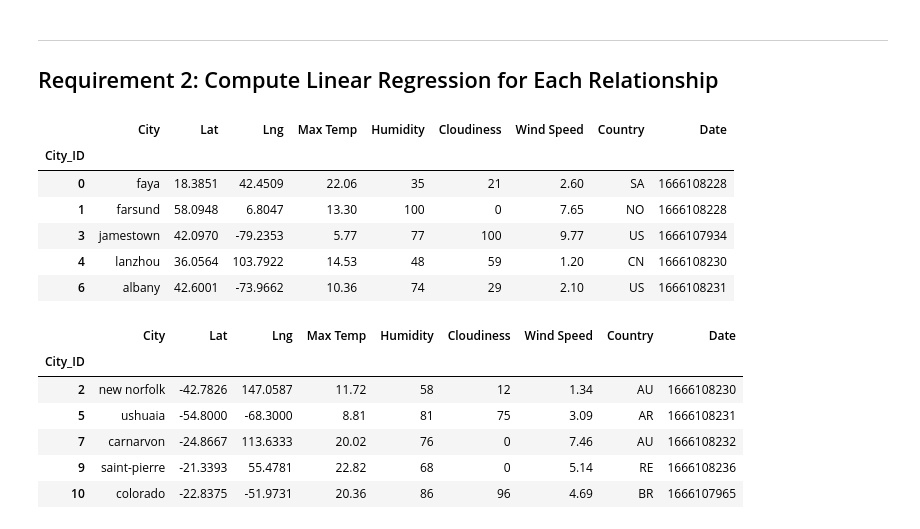
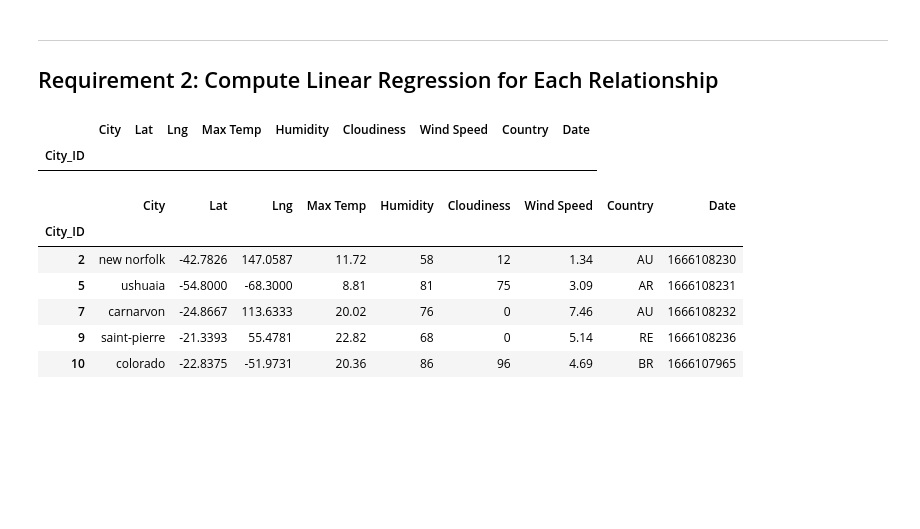
Before and after one commit to kgndirangu/python-api-challenge, a Jupyter notebook: WeatherPy/WeatherPy_KN.ipynb, the cells around one changed output. Cells and saved outputs as stored; diff of their text form; code cells hidden in the pictures; blank space fills up the shorter version.

```diff
--- a/WeatherPy/WeatherPy_KN.ipynb
+++ b/WeatherPy/WeatherPy_KN.ipynb
@@ -283,18 +283,13 @@ plt.show()
 # YOUR CODE HERE
 # %%
 # Create a DataFrame with the Northern Hemisphere data (Latitude >= 0)
-# YOUR CODE HERE
 
+northern_hemi_df = city_data_df.loc[city_data_df["Lat"] == ">=0"]
 # Display sample data
 northern_hemi_df.head()
 # %% [output]
 |  | City | Lat | Lng | Max Temp | Humidity | Cloudiness | Wind Speed | Country | Date |
 | City_ID |  |  |  |  |  |  |  |  |  |
-| 0 | faya | 18.3851 | 42.4509 | 22.06 | 35 | 21 | 2.60 | SA | 1666108228 |
-| 1 | farsund | 58.0948 | 6.8047 | 13.30 | 100 | 0 | 7.65 | NO | 1666108228 |
-| 3 | jamestown | 42.0970 | -79.2353 | 5.77 | 77 | 100 | 9.77 | US | 1666107934 |
-| 4 | lanzhou | 36.0564 | 103.7922 | 14.53 | 48 | 59 | 1.20 | CN | 1666108230 |
-| 6 | albany | 42.6001 | -73.9662 | 10.36 | 74 | 29 | 2.10 | US | 1666108231 |
 # %%
 # Create a DataFrame with the Southern Hemisphere data (Latitude < 0)
 # YOUR CODE HERE
```
Also changed, not shown: 4 other files.
